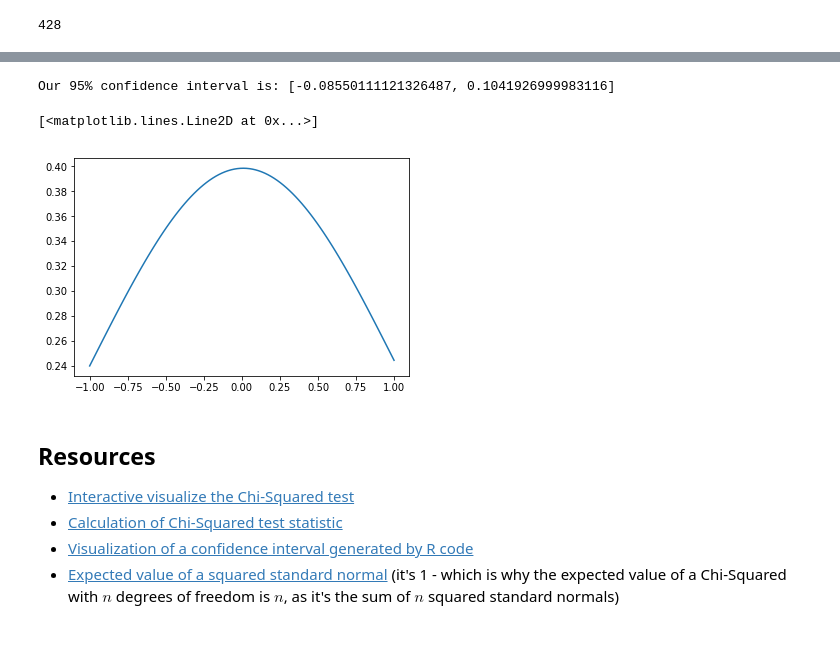
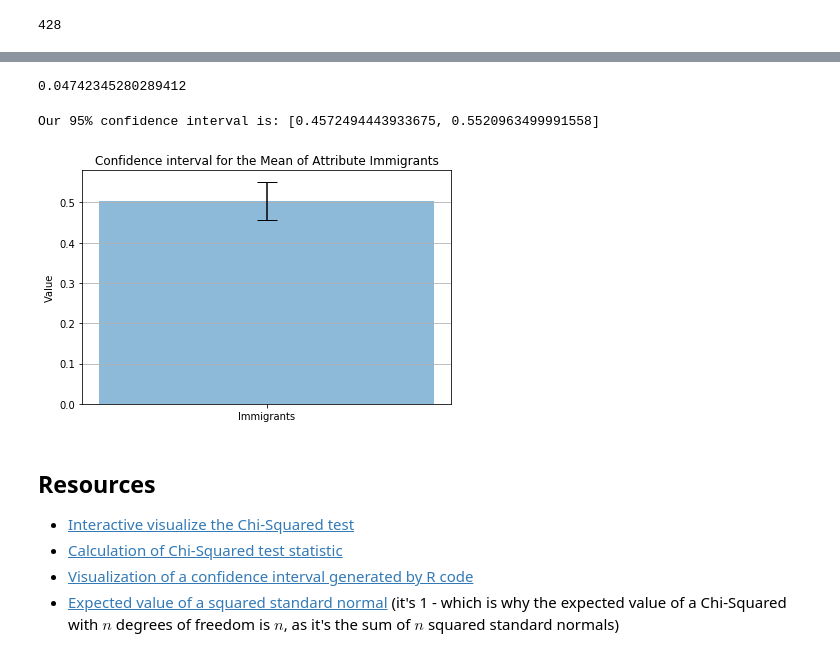
Before and after one commit to bloominstituteoftechnology/DS-Unit-1-Sprint-3-Statistical-Tests-and-Experiments, a Jupyter notebook: module2-sampling-confidence-intervals-and-hypothesis-testing/LS_DS_132_Sampling_Confidence_Intervals_and_Hypothesis_Testing.ipynb, the cells around one changed output, grey strips where cells are left out. Drawn from its saved outputs; the diff is of its cells as text; code cells hidden in the pictures.

```diff
--- a/module2-sampling-confidence-intervals-and-hypothesis-testing/LS_DS_132_Sampling_Confidence_Intervals_and_Hypothesis_Testing.ipynb
+++ b/module2-sampling-confidence-intervals-and-hypothesis-testing/LS_DS_132_Sampling_Confidence_Intervals_and_Hypothesis_Testing.ipynb
@@ -411,25 +411,38 @@ serr
 # %%
-# We'll set our z score
+# We'll set our z score and multiply it by std error
+# This gives us margin of error
 z95pct = 1.96
+marg_err = z95pct*serr
+marg_err
+# %% [output]
+0.04742345280289412
 # %%
 # We can now calculate our lower and upper bounds for the confidence interval
-lwrbnd = mu - (z95pct*serr)
-uprbnd = mu + (z95pct*serr)
+lwrbnd = mu - (marg_err)
+uprbnd = mu + (marg_err)
 conf_int = [lwrbnd, uprbnd]
 print("Our 95% confidence interval is:", conf_int)
 # %% [output]
-Our 95% confidence interval is: [-0.08550111121326487, 0.1041926999983116]
+Our 95% confidence interval is: [0.4572494443933675, 0.5520963499991558]
-# %%
-# Now let's plot
-import matplotlib.pyplot as plt
-%matplotlib inline
-
-sigma = np.sqrt(var)
-x = np.linspace(-1,1, 100)
-plt.plot(x, stats.norm.pdf(x, mu, sigma))
-# %% [output]
-[<matplotlib.lines.Line2D at 0x...>]
-[figure, removed]
+# %%
+# Now let's plot
+import matplotlib.pyplot as plt
+%matplotlib inline
+
+# Build the plot
+fig, ax = plt.subplots()
+ax.bar(1, mu, yerr=marg_err, align='center', alpha=0.5, ecolor='black', capsize=10)
+ax.set_ylabel('Value')
+ax.set_xticks([1])
+ax.set_xticklabels(['Immigrants'])
+ax.set_title('Confidence interval for the Mean of Attribute Immigrants')
+ax.yaxis.grid(True)
+
+# Save the figure and show
+plt.tight_layout()
+plt.show()
+# %% [output]
+[figure, added]
 # %% [markdown]
 ## Resources
 
```
Also changed, not shown: parts of 8 cells of this notebook.
